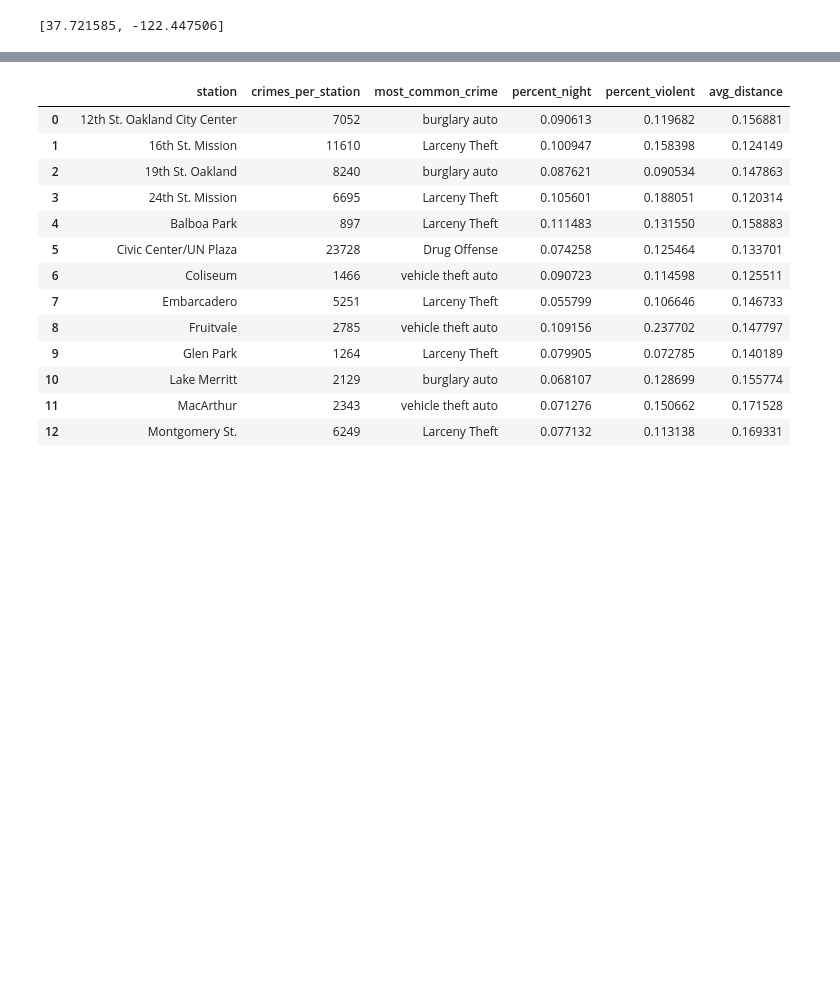
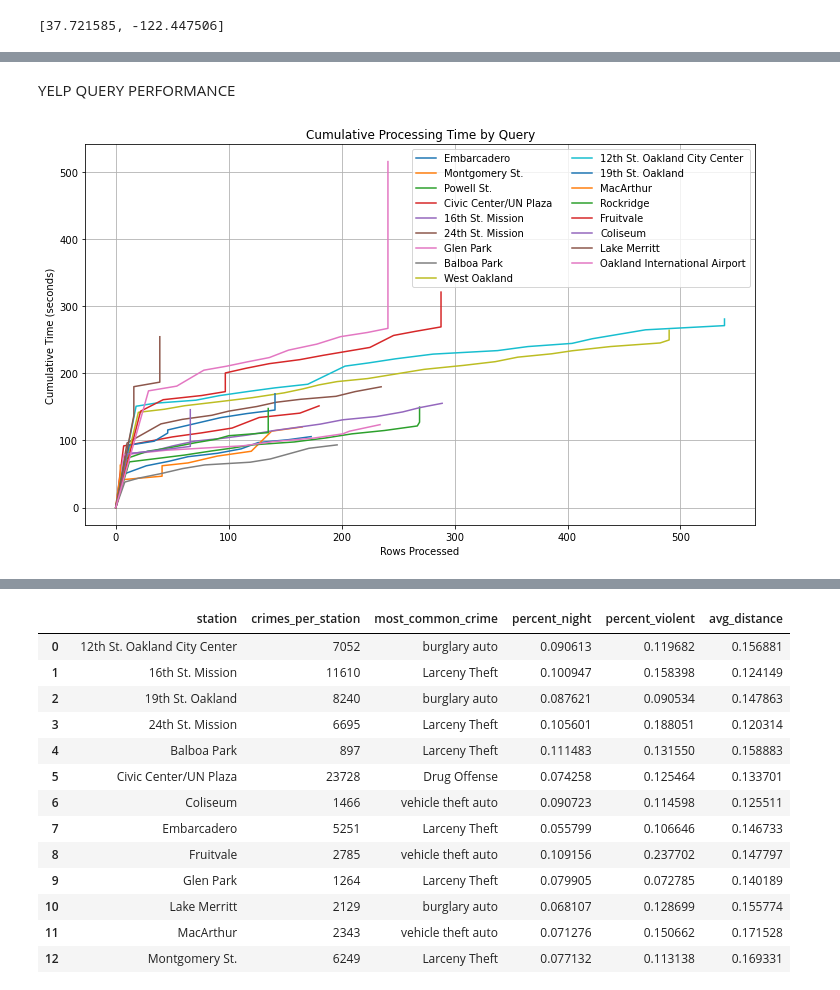
Before and after one commit to dysonkona/STA-141B-Final-Project, a Jupyter notebook: finalproj.ipynb, the cells around one changed output, grey strips where cells are left out. Cells and saved outputs as stored; diff of their text form; code cells hidden in the pictures; blank space fills up the shorter version.

```diff
--- a/finalproj.ipynb
+++ b/finalproj.ipynb
@@ -440,3 +449,51 @@ plt.show()
+# %% [markdown]
+YELP QUERY PERFORMANCE
+# %%
+#YELP QUERY PERFORMANCE
+
+# Sample data
+data = results[2][1]
+
+# Number of queries
+num_queries = len(data)
+
+# Initialize storage for cumulative times and rows processed
+cumulative_times = []
+cumulative_rows = []
+
+# Process each query
+for query in data:
+    # Extract processing times and rows processed for this query
+    times = [entry[0] for entry in query]
+    rows = [entry[1] for entry in query]
+
+    # Calculate cumulative time and rows
+    cumulative_times.append(np.cumsum(times))
+    cumulative_rows.append(np.cumsum(rows))
+
+# Plotting
+plt.figure(figsize=(12, 7))
+
+nameList = ['Embarcadero', 'Montgomery St.', 'Powell St.', 'Civic Center/UN Plaza', '16th St. Mission', '24th St. Mission', 'Glen Park', 'Balboa Park',
+            'West Oakland', '12th St. Oakland City Center', '19th St. Oakland', 'MacArthur', 'Rockridge', 'Fruitvale', 'Coliseum', 'Lake Merritt', 'Oakland International Airport']
+
+# Plot cumulative time for each query
+for query_idx, name in zip(range(num_queries), nameList):
+    times = cumulative_times[query_idx]
+    rows = cumulative_rows[query_idx]
+    plt.plot([0]+list(rows), [0]+list(times), label=f"{name}")
+
+# Add labels, legend, and grid
+plt.title("Cumulative Processing Time by Query")
+plt.xlabel("Rows Processed")
+plt.ylabel("Cumulative Time (seconds)")
+plt.legend(ncol = 2, fontsize='medium', loc = 1)
+plt.grid(True)
+
+# Show the plot
+plt.show()
+# %% [output]
+[figure, added]
 # %%
 names = {"incident_datetime": "datetime", "incident_category": "crime", "description": "crime"}
 sfFrame =  util.Rename(results[0][0], names)
```
Also changed, not shown: parts of 40 cells of this notebook, 1 other file.
